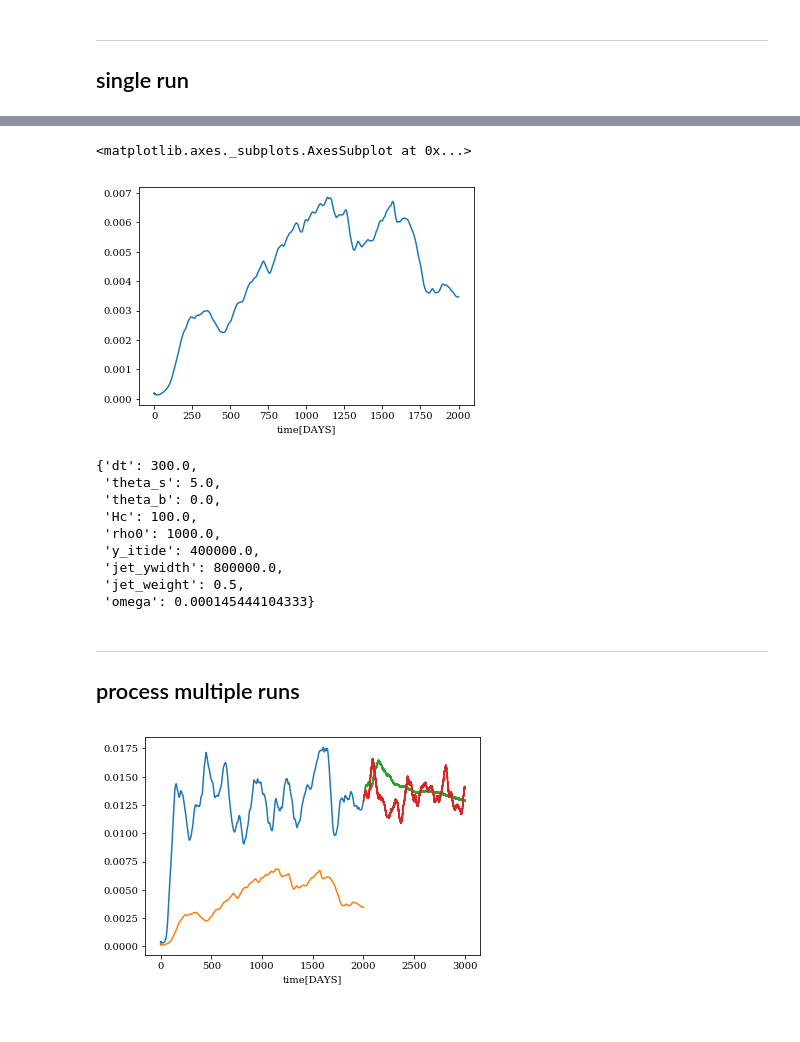
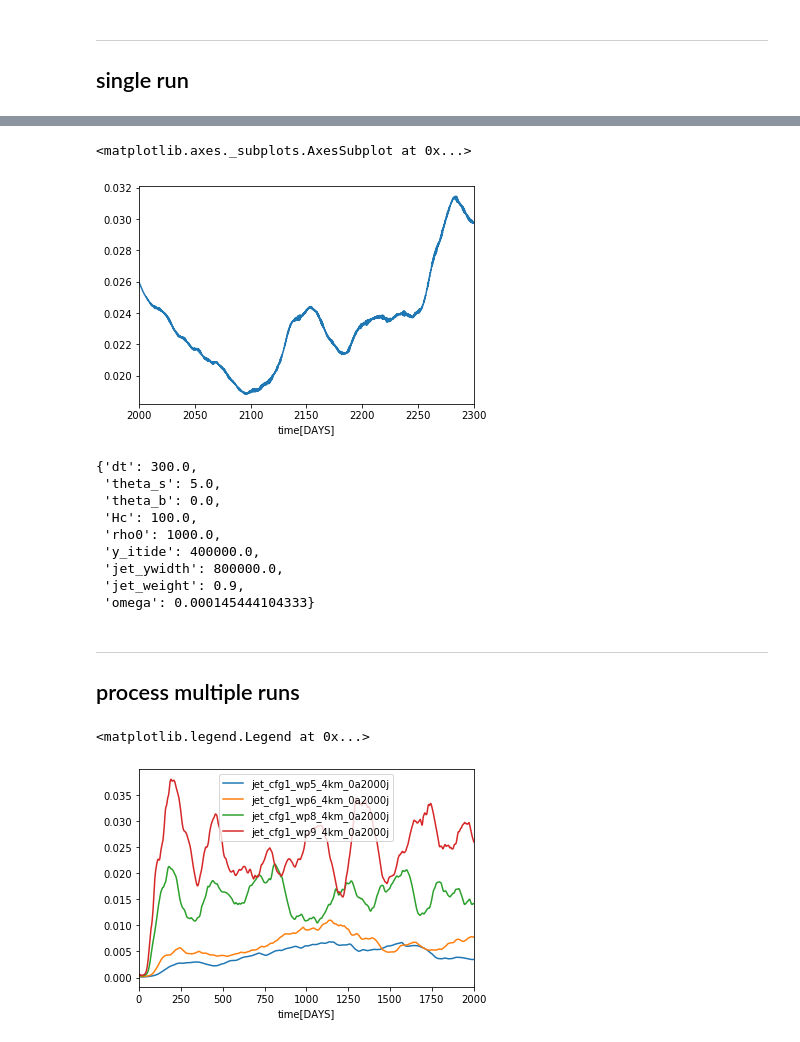
Before and after one commit to slgentil/croco, a Jupyter notebook: tutorials/postp_tdir_tree.ipynb, the cells around one changed output, grey strips where cells are left out. Drawn from its saved outputs; the diff is of its cells as text; code cells hidden in the pictures.

```diff
--- a/tutorials/postp_tdir_tree.ipynb
+++ b/tutorials/postp_tdir_tree.ipynb
@@ -13,5 +11,8 @@ from crocosi import *
 ## single run
 # %%
 root_path = '/home/datawork-lops-osi/aponte/bturb_itide/jet/'
-run = 'jet_cfg1_wp5_4km_0a2000j/'
-r = CROCOrun(path_root+run, open_nc=['ave'])
+#run = 'jet_cfg1_wp9_4km_0a2000j/'
+run = 'jet_cfg1_wp9_4km_nodecay_2000a2300j/'
+
+gparams = {'f0': 1.0313e-4, 'beta': 1.6186e-11}
+r = pp.CROCOrun(root_path+run, prefix='file_', open_nc=['ave'], grid_params=gparams)
@@ -34,7 +74,7 @@ r.stats.head()
 r.stats['KINETIC_ENRG'].plot()
 # %% [output]
 <matplotlib.axes._subplots.AxesSubplot at 0x...>
-[figure, old version]
+[figure, new version]
 # %%
 r.params
 # %% [output]
@@ -45,21 +85,25 @@ r.params
  'rho0': 1000.0,
  'y_itide': 400000.0,
  'jet_ywidth': 800000.0,
- 'jet_weight': 0.5,
+ 'jet_weight': 0.9,
  'omega': 0.000145444104333}
 # %% [markdown]
 ---
 
 ## process multiple runs
 # %%
-runs = ['jet_cfg1_wp75_4km_0a2000j/','jet_cfg1_wp5_4km_0a2000j/']
-runs.append('jet_cfg1_wp75_4km_decay_2000a3000j/')
-runs.append('jet_cfg1_wp75_4km_nodecay_2000a3000j/')
-R = [CROCOrun(path_root+run, open_nc=['ave']) for run in runs]
+runs = []
+runs += ['jet_cfg1_wp5_4km_0a2000j']
+runs += ['jet_cfg1_wp6_4km_0a2000j']
+runs += ['jet_cfg1_wp8_4km_0a2000j']
+runs += ['jet_cfg1_wp9_4km_0a2000j']
+R = [pp.CROCOrun(root_path+run, prefix='file_', open_nc=['ave']) for run in runs]
 # %%
 fig = plt.figure()
 ax = fig.add_subplot(111)
-for r in R:
-    r.stats['KINETIC_ENRG'].plot(ax=ax)
+for r, cfg in zip(R,runs):
+    r.stats['KINETIC_ENRG'].plot(ax=ax, label=cfg)
+plt.legend()
 # %% [output]
+<matplotlib.legend.Legend at 0x...>
-[figure, old version]
+[figure, new version]
```
Also changed, not shown: parts of 9 cells of this notebook.
